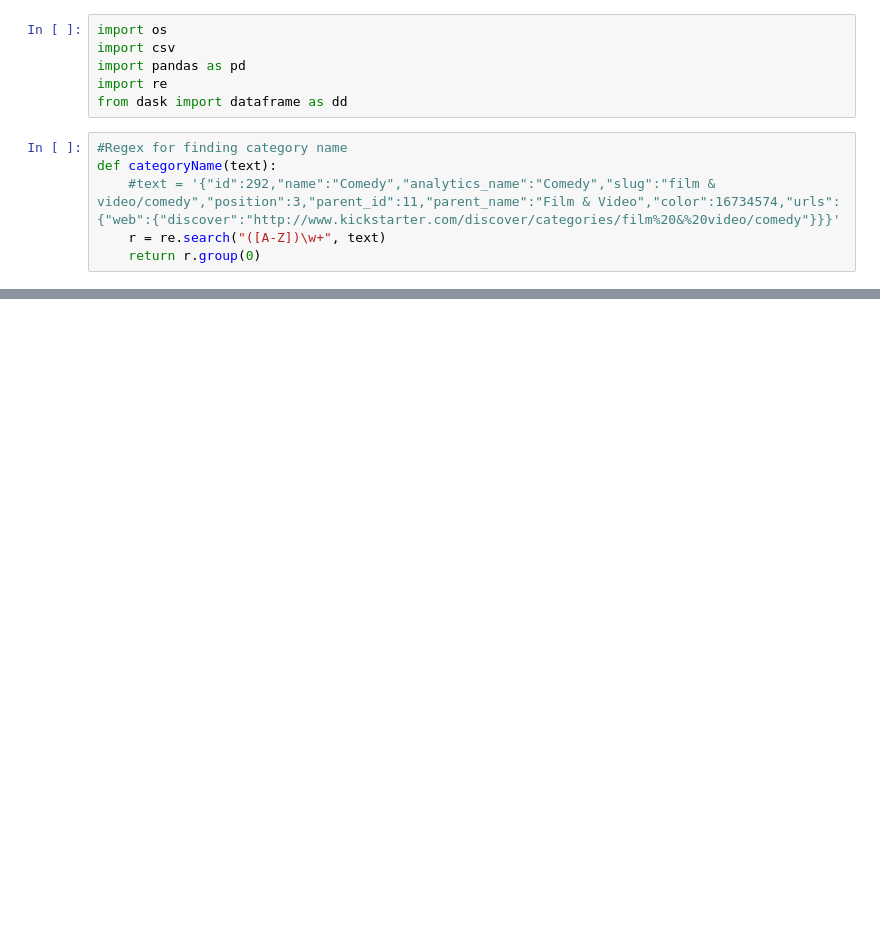
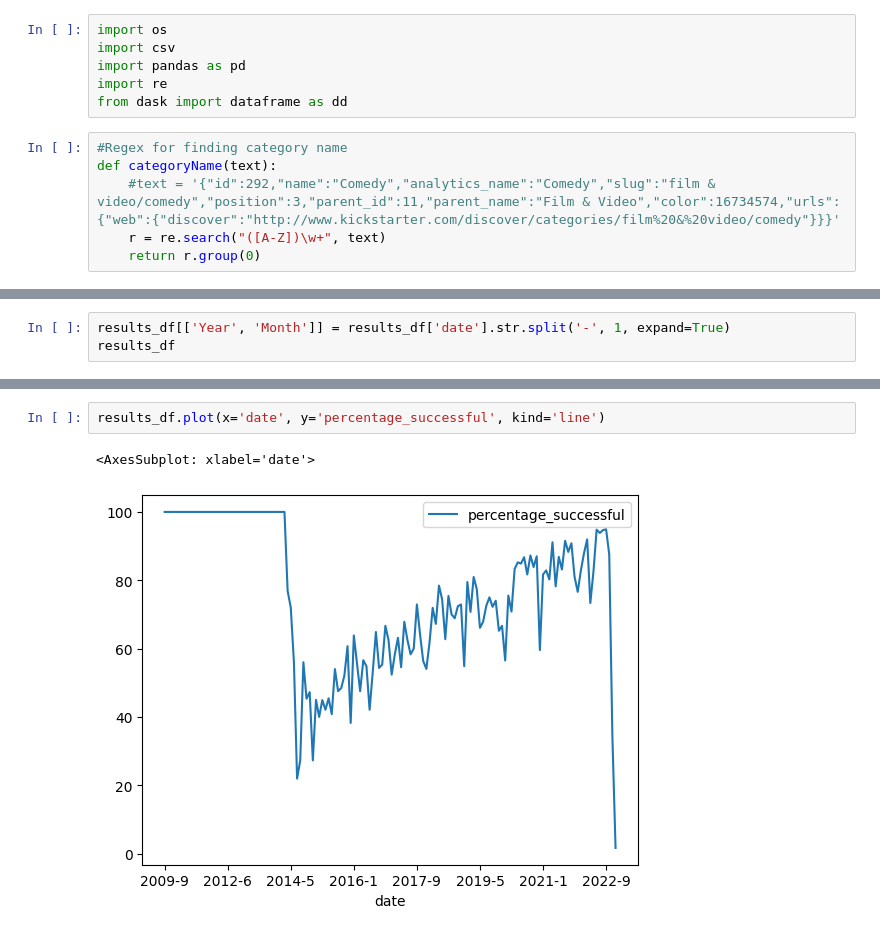
Before and after one commit to andrei-chiana/big_data_kickstarter_project, a Jupyter notebook: project final unified.ipynb, the cells around one changed output, grey strips where cells are left out. Saved outputs shown, nothing was run; the diff lists cells and outputs as text; blank space fills up the shorter version.

Commit message:
cleaner is added and plotting

```diff
--- a/project final unified.ipynb
+++ b/project final unified.ipynb
@@ -180,0 +140,3 @@ results_df
+# %%
+results_df[['Year', 'Month']] = results_df['date'].str.split('-', 1, expand=True)
+results_df
@@ -180,0 +157,5 @@ results_df
+# %%
+results_df.plot(x='date', y='percentage_successful', kind='line')
+# %% [output]
+<AxesSubplot: xlabel='date'>
+[figure, added]
```
Also changed, not shown: parts of 7 cells of this notebook.
